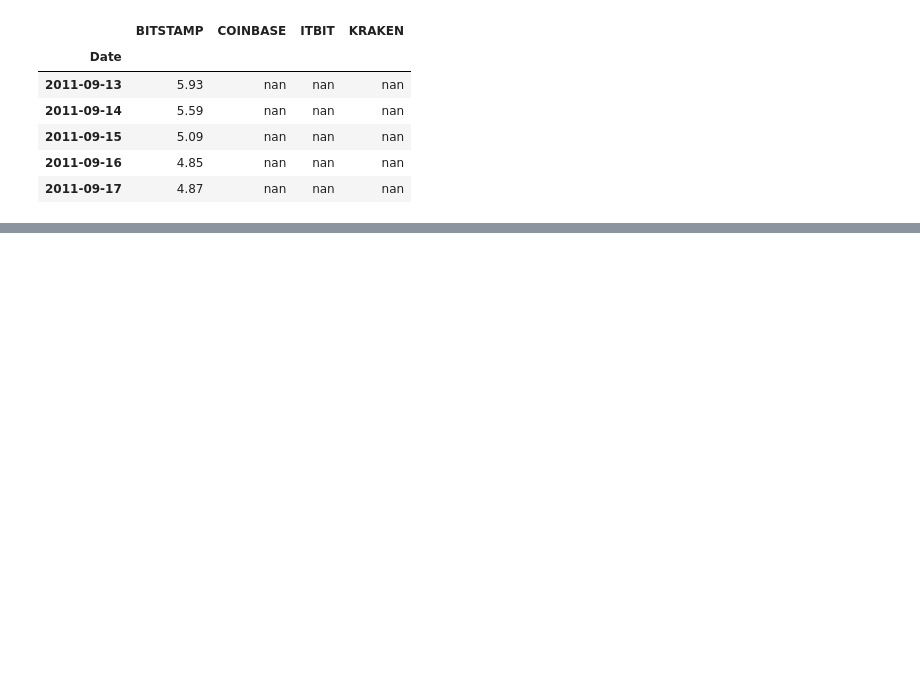
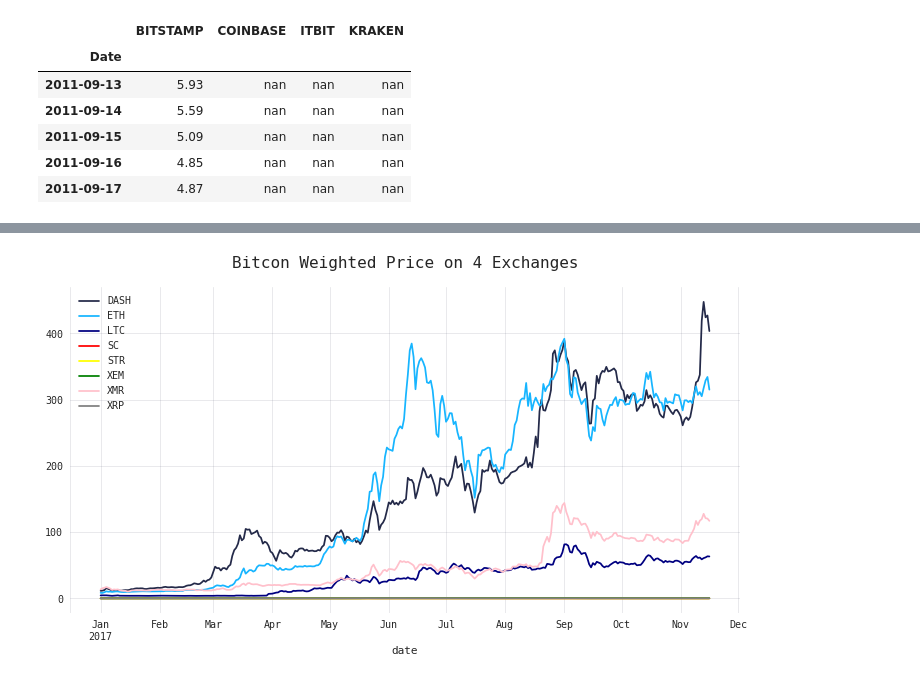
Before and after one commit to qu4ku/analysing-cryptocurrencies, a Jupyter notebook: analysing-cryptocurrencies.ipynb, the cells around one changed output, grey strips where cells are left out. Saved outputs shown, nothing was run; the diff lists cells and outputs as text; code cells hidden in the pictures; blank space fills up the shorter version.

```diff
--- a/analysing-cryptocurrencies.ipynb
+++ b/analysing-cryptocurrencies.ipynb
@@ -228,0 +247,11 @@ combined_df['BTC'] = btc_avg_price
+# %%
+all_2017_df = combined_df.loc['2017':, :]
+# Chart of altcoins without BTC
+colors = [MC, '#17b5ff', 'navy', 'red', 'yellow', 'green', 'pink', 'grey']
+plt.figure(figsize=(12, 6))
+plt.axes(frameon=False)
+all_2017_df.drop('BTC', axis=1).plot(ax=plt.gca(), color=colors)
+plt.grid(**grid_params)
+plt.title('Bitcon Weighted Price on 4 Exchanges', fontsize=16, y=1.04);
+# %% [output]
+[figure, added]
```
Also changed, not shown: parts of 9 cells of this notebook.
